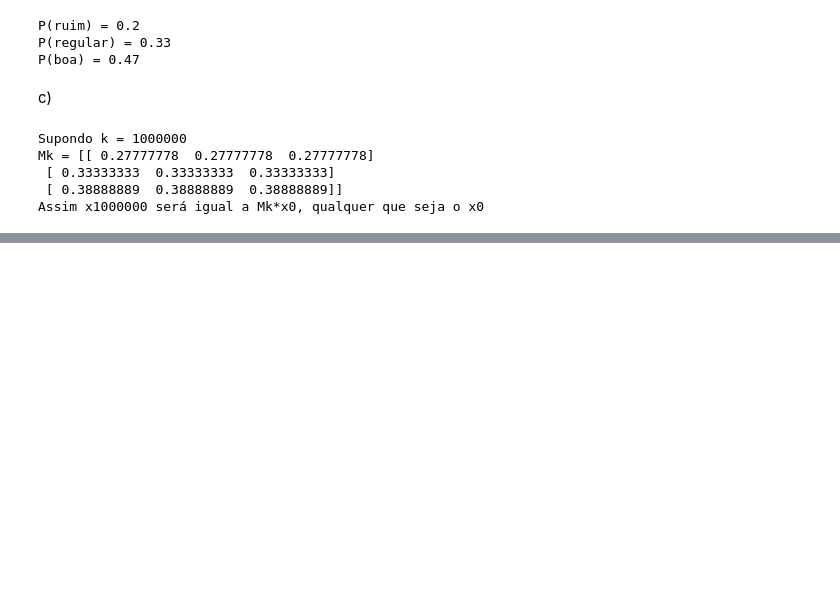
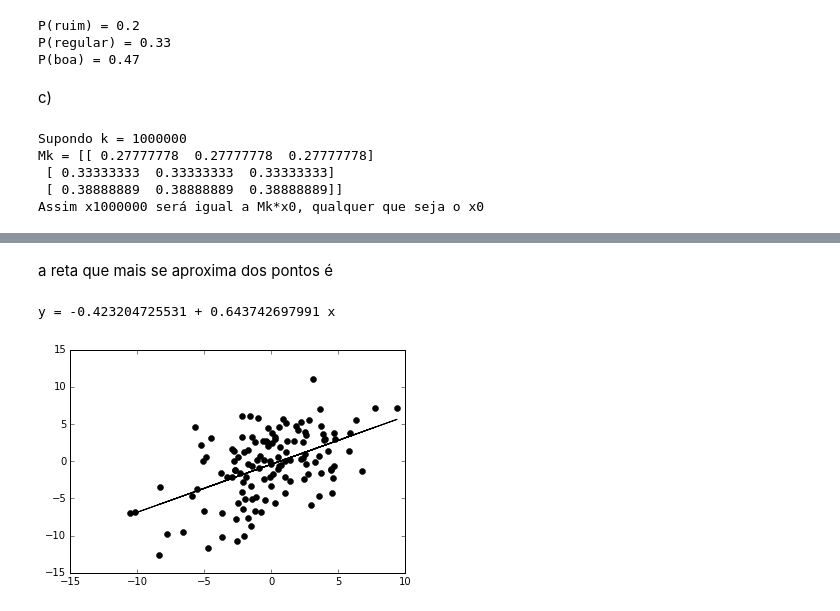
Before and after one commit to marciomacielbastos/trabalho_alglin, a Jupyter notebook: Lista5.ipynb, the cells around one changed output, grey strips where cells are left out. Saved outputs shown, nothing was run; the diff lists cells and outputs as text; code cells hidden in the pictures; blank space fills up the shorter version.

```diff
--- a/Lista5.ipynb
+++ b/Lista5.ipynb
@@ -163,0 +268,23 @@ Assim x1000000 será igual a Mk*x0, qualquer que seja o x0
+# %%
+v = ((M.T*M)**-1)*M.T*y
+# %%
+v = np.array(v)
+# %%
+def func(i, v):
+    return (v[0]+v[1]*i)[0]
+# %%
+Y = []
+for i in x:
+    a = func(i, v)
+    Y.append(a)
+# %% [markdown]
+a reta que mais se aproxima dos pontos é
+# %%
+print "y =",v[0][0],"+", v[1][0],"x"
+# %% [output]
+y = -0.423204725531 + 0.643742697991 x
+# %%
+plt.plot(x,y,'ko',x,Y,'k-')
+plt.show()
+# %% [output]
+[figure, added]
```
Also changed, not shown: parts of 26 cells of this notebook.
